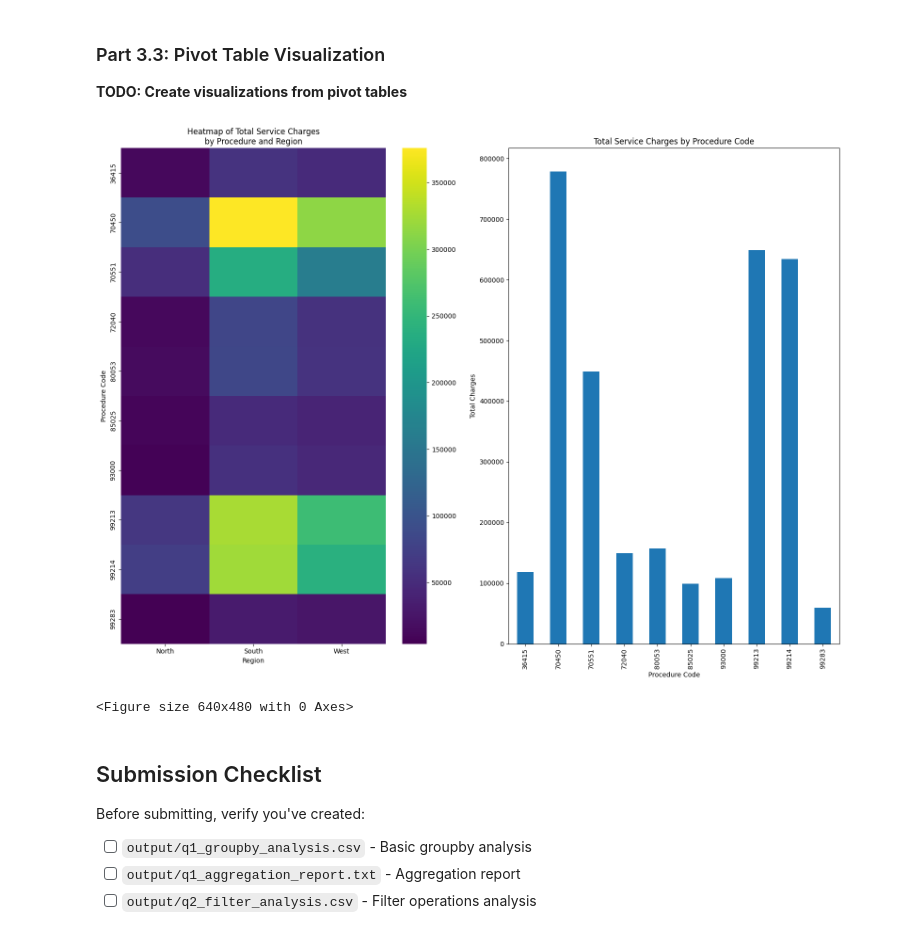
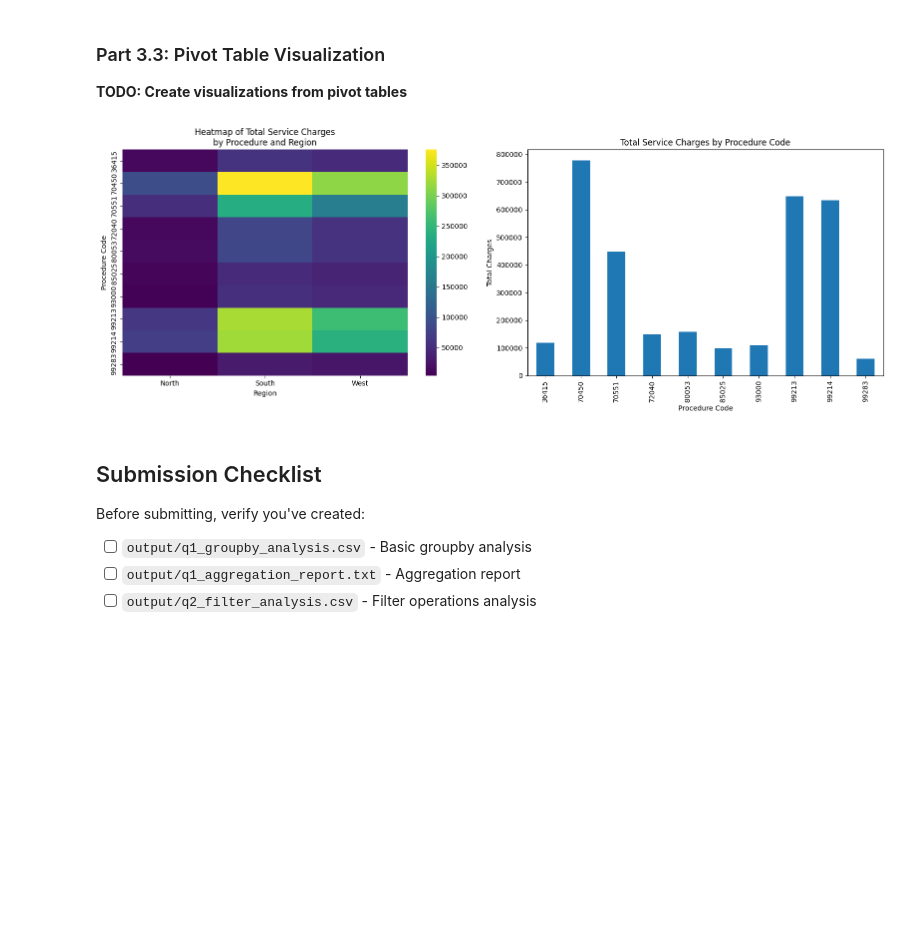
Before and after one commit to UCSF-DataSci/ds217-08-group-filter-and-flow-jiaxin-su1, a Jupyter notebook: assignment.ipynb, the cells around one changed output. Drawn from its saved outputs; the diff is of its cells as text; code cells hidden in the pictures; blank space fills up the shorter version.

Commit message:
update graph and 1.2

```diff
--- a/assignment.ipynb
+++ b/assignment.ipynb
@@ -406,37 +404,37 @@ crosstab_multi.to_csv('output/q3_crosstab_analysis.csv')
 **TODO: Create visualizations from pivot tables**
 # %%
 # TODO: Create heatmap from pivot table
-plt.figure(figsize=(16, 12))
+fig, axes = plt.subplots(1, 2, figsize=(16, 6))
 
-plt.subplot(1, 2, 1)
 sns.heatmap(
     pivot_basic,
-    cmap="viridis"
+    cmap="viridis",
+    ax=axes[0]
 )
-plt.title("Heatmap of Total Service Charges\nby Procedure and Region")
-plt.xlabel("Region")
-plt.ylabel("Procedure Code")
-
+axes[0].set_title("Heatmap of Total Service Charges\nby Procedure and Region")
+axes[0].set_xlabel("Region")
+axes[0].set_ylabel("Procedure Code")
 
 # TODO: Create bar chart from pivot table
-plt.subplot(1, 2, 2)
-pivot_basic.sum(axis=1).plot(kind="bar")   # Example: total charge per procedure
-plt.title("Total Service Charges by Procedure Code")
-plt.xlabel("Procedure Code")
-plt.ylabel("Total Charges")
+pivot_basic.sum(axis=1).plot(
+    kind="bar",
+    ax=axes[1]
+)
+axes[1].set_title("Total Service Charges by Procedure Code")
+axes[1].set_xlabel("Procedure Code")
+axes[1].set_ylabel("Total Charges")
+axes[1].tick_params(axis="x", rotation=90)
 
-plt.tight_layout()
-plt.show()
+fig.tight_layout()
 
 # TODO: Customize colors and styling
 # TODO: Add appropriate titles and labels
 
 # TODO: Save the plot as 'output/q3_pivot_visualization.png'
-plt.savefig("output/q3_pivot_visualization.png", dpi=300)
+fig.savefig("output/q3_pivot_visualization.png", dpi=300)
 plt.show()
 # %% [output]
-[figure, old version]
+[figure, new version]
-<Figure size 640x480 with 0 Axes>
 # %% [markdown]
 ## Submission Checklist
 
```
Also changed, not shown: parts of 1 cell of this notebook, 2 other files.
